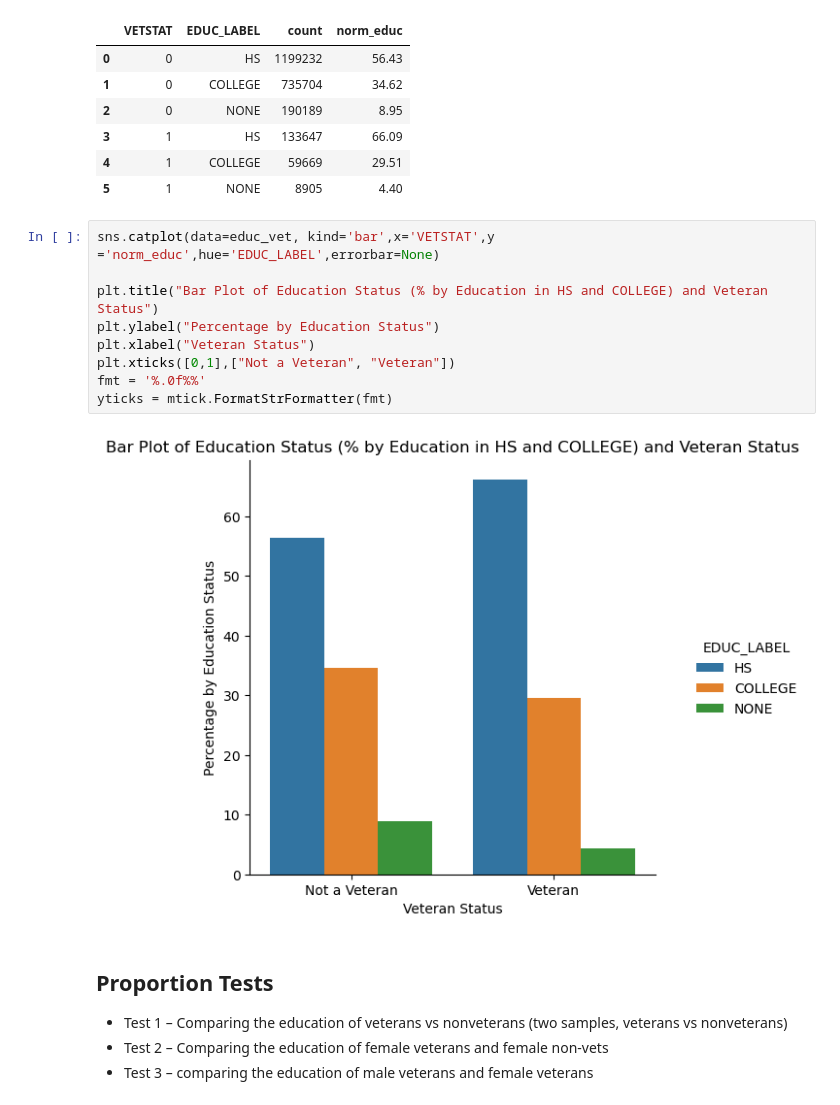
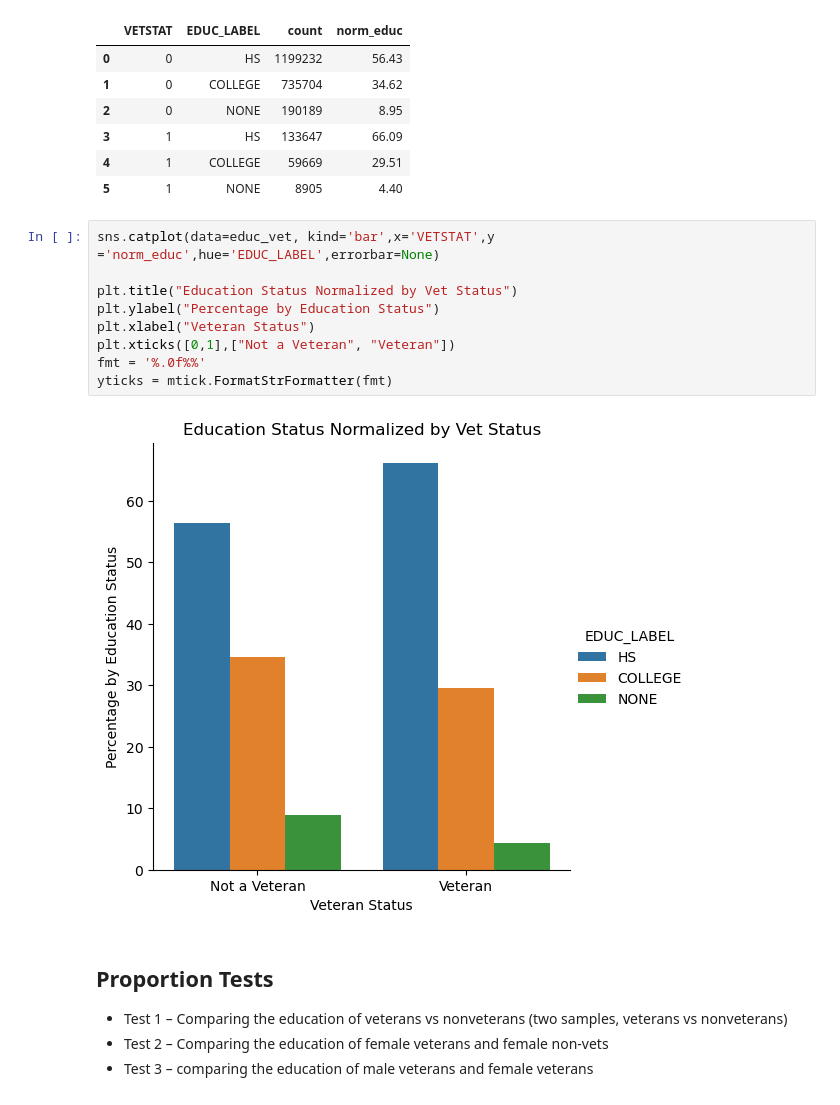
Before and after one commit to Fobertree/Econ220FinalProject, a Jupyter notebook: main.ipynb, the cells around one changed output. Saved outputs shown, nothing was run; the diff lists cells and outputs as text.

```diff
--- a/main.ipynb
+++ b/main.ipynb
@@ -489,14 +489,14 @@ educ_vet
 # %%
 sns.catplot(data=educ_vet, kind='bar',x='VETSTAT',y ='norm_educ',hue='EDUC_LABEL',errorbar=None)
 
-plt.title("Bar Plot of Education Status (% by Education in HS and COLLEGE) and Veteran Status")
+plt.title("Education Status Normalized by Vet Status")
 plt.ylabel("Percentage by Education Status")
 plt.xlabel("Veteran Status")
 plt.xticks([0,1],["Not a Veteran", "Veteran"])
 fmt = '%.0f%%'
 yticks = mtick.FormatStrFormatter(fmt)
 # %% [output]
-[figure, old version]
+[figure, new version]
 # %% [markdown]
 ## Proportion Tests
 - Test 1 – Comparing the education of veterans vs nonveterans (two samples, veterans vs nonveterans)
```
Also changed, not shown: parts of 1 cell of this notebook.
